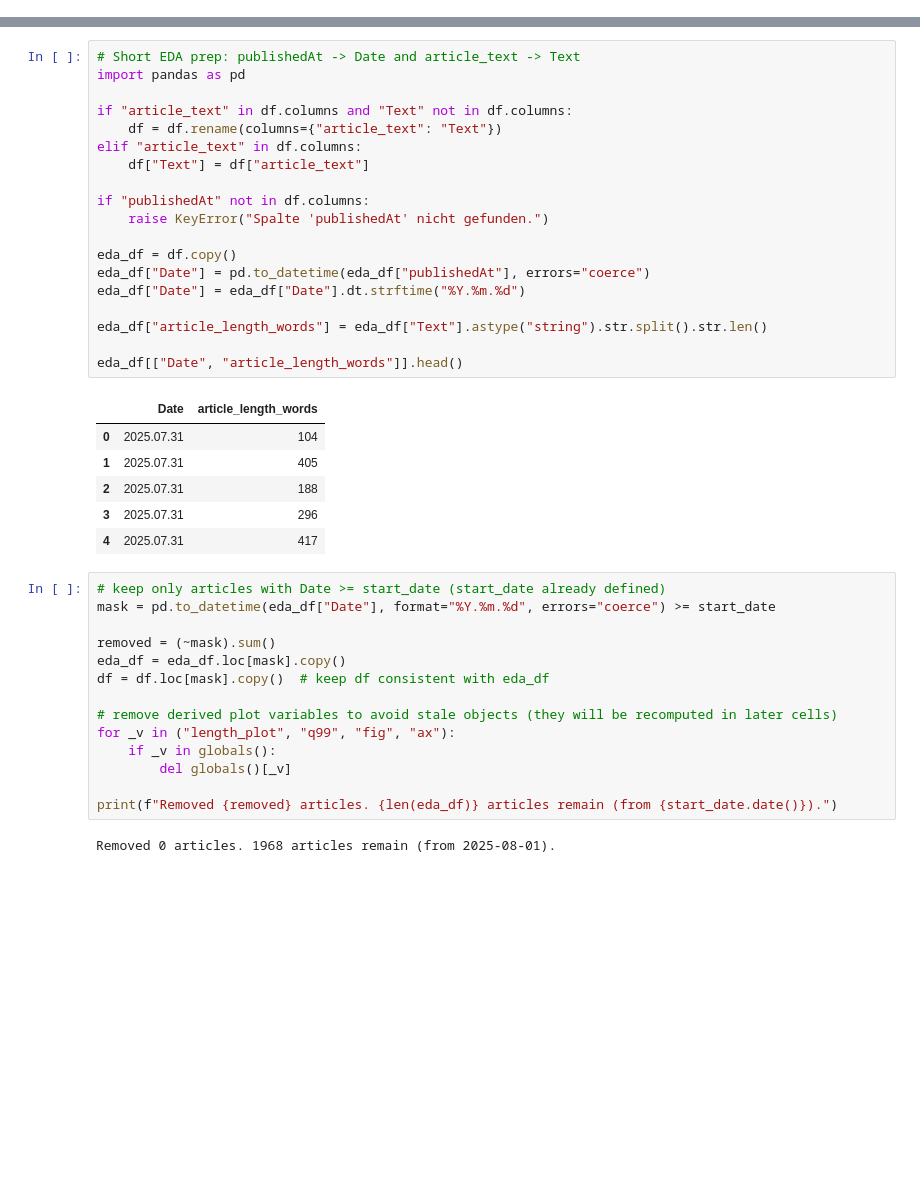
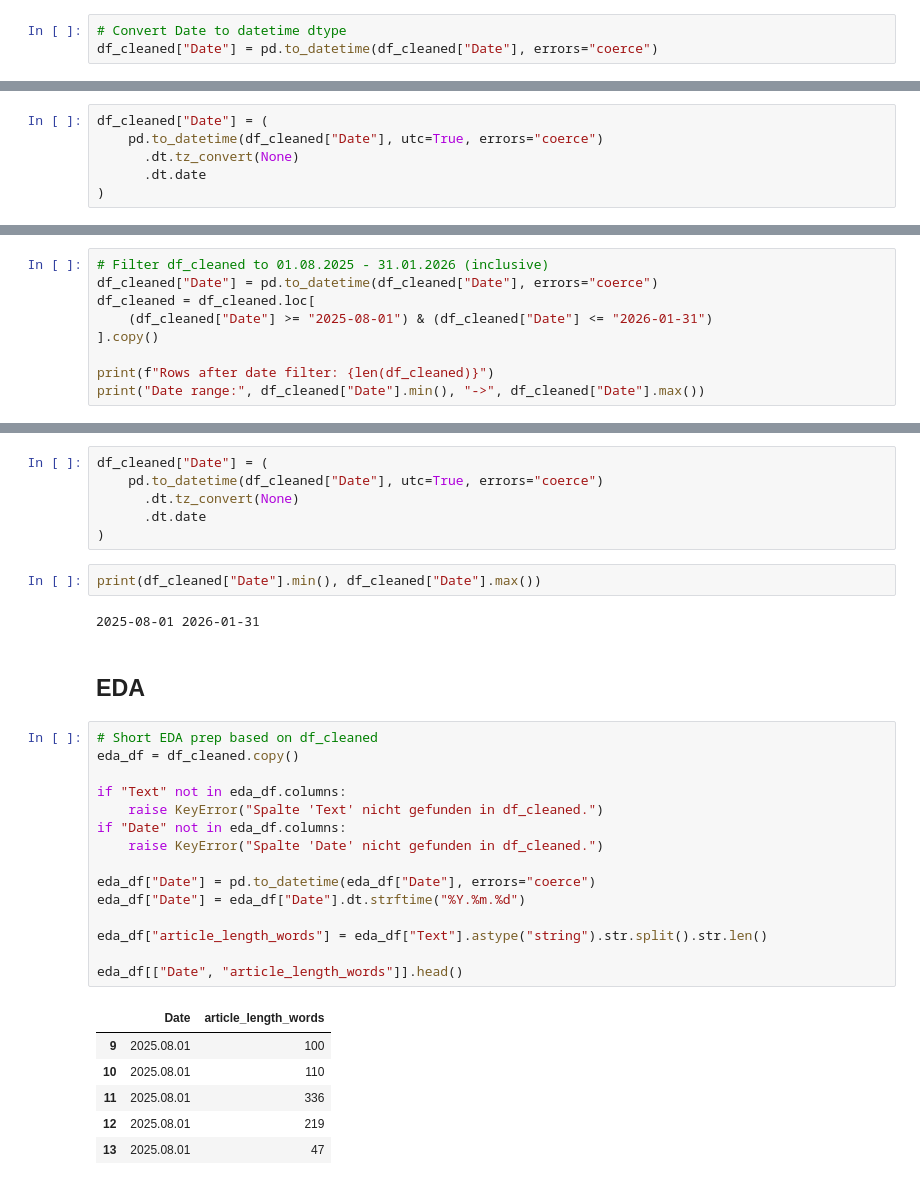
Before and after one commit to mattishaumann/Thesis, a Jupyter notebook: data preprocessing/08_Deutschlandkurier.ipynb, the cells around one changed output, grey strips where cells are left out. Cells and saved outputs as stored; diff of their text form; blank space fills up the shorter version.

```diff
--- a/data preprocessing/08_Deutschlandkurier.ipynb
+++ b/data preprocessing/08_Deutschlandkurier.ipynb
@@ -67,0 +157,3 @@ Loaded 1977 rows from 222 file(s) in /Users/MattisHaumann/Dev/Thesis/data/raw/Al
+# %%
+# Convert Date to datetime dtype
+df_cleaned["Date"] = pd.to_datetime(df_cleaned["Date"], errors="coerce")
@@ -67,0 +183,6 @@ Loaded 1977 rows from 222 file(s) in /Users/MattisHaumann/Dev/Thesis/data/raw/Al
+# %%
+df_cleaned["Date"] = (
+    pd.to_datetime(df_cleaned["Date"], utc=True, errors="coerce")
+      .dt.tz_convert(None)
+      .dt.date
+)
@@ -67,0 +193,9 @@ Loaded 1977 rows from 222 file(s) in /Users/MattisHaumann/Dev/Thesis/data/raw/Al
+# %%
+# Filter df_cleaned to 01.08.2025 - 31.01.2026 (inclusive)
+df_cleaned["Date"] = pd.to_datetime(df_cleaned["Date"], errors="coerce")
+df_cleaned = df_cleaned.loc[
+    (df_cleaned["Date"] >= "2025-08-01") & (df_cleaned["Date"] <= "2026-01-31")
+].copy()
+
+print(f"Rows after date filter: {len(df_cleaned)}")
+print("Date range:", df_cleaned["Date"].min(), "->", df_cleaned["Date"].max())
@@ -68,45 +205,37 @@ Loaded 1977 rows from 222 file(s) in /Users/MattisHaumann/Dev/Thesis/data/raw/Al
+# %%
+df_cleaned["Date"] = (
+    pd.to_datetime(df_cleaned["Date"], utc=True, errors="coerce")
+      .dt.tz_convert(None)
+      .dt.date
+)
+# %%
+print(df_cleaned["Date"].min(), df_cleaned["Date"].max())
+# %% [output]
+2025-08-01 2026-01-31
+# %% [markdown]
+## EDA
 # %%
-# Short EDA prep: publishedAt -> Date and article_text -> Text
-import pandas as pd
+# Short EDA prep based on df_cleaned
+eda_df = df_cleaned.copy()
 
-if "article_text" in df.columns and "Text" not in df.columns:
-    df = df.rename(columns={"article_text": "Text"})
-elif "article_text" in df.columns:
-    df["Text"] = df["article_text"]
+if "Text" not in eda_df.columns:
+    raise KeyError("Spalte 'Text' nicht gefunden in df_cleaned.")
+if "Date" not in eda_df.columns:
+    raise KeyError("Spalte 'Date' nicht gefunden in df_cleaned.")
 
-if "publishedAt" not in df.columns:
-    raise KeyError("Spalte 'publishedAt' nicht gefunden.")
-
-eda_df = df.copy()
-eda_df["Date"] = pd.to_datetime(eda_df["publishedAt"], errors="coerce")
+eda_df["Date"] = pd.to_datetime(eda_df["Date"], errors="coerce")
 eda_df["Date"] = eda_df["Date"].dt.strftime("%Y.%m.%d")
 
 eda_df["article_length_words"] = eda_df["Text"].astype("string").str.split().str.len()
 
 eda_df[["Date", "article_length_words"]].head()
 # %% [output]
 |  | Date | article_length_words |
-| 0 | 2025.07.31 | 104 |
-| 1 | 2025.07.31 | 405 |
-| 2 | 2025.07.31 | 188 |
-| 3 | 2025.07.31 | 296 |
-| 4 | 2025.07.31 | 417 |
+| 9 | 2025.08.01 | 100 |
+| 10 | 2025.08.01 | 110 |
+| 11 | 2025.08.01 | 336 |
+| 12 | 2025.08.01 | 219 |
+| 13 | 2025.08.01 | 47 |
-# %%
-# keep only articles with Date >= start_date (start_date already defined)
-mask = pd.to_datetime(eda_df["Date"], format="%Y.%m.%d", errors="coerce") >= start_date
-
-removed = (~mask).sum()
-eda_df = eda_df.loc[mask].copy()
-df = df.loc[mask].copy()  # keep df consistent with eda_df
-
-# remove derived plot variables to avoid stale objects (they will be recomputed in later cells)
-for _v in ("length_plot", "q99", "fig", "ax"):
-    if _v in globals():
-        del globals()[_v]
-
-print(f"Removed {removed} articles. {len(eda_df)} articles remain (from {start_date.date()}).")
-# %% [output]
-Removed 0 articles. 1968 articles remain (from 2025-08-01).
 # %%
 import matplotlib.pyplot as plt
 import seaborn as sns
```
Also changed, not shown: parts of 23 cells of this notebook, 7 other files.
